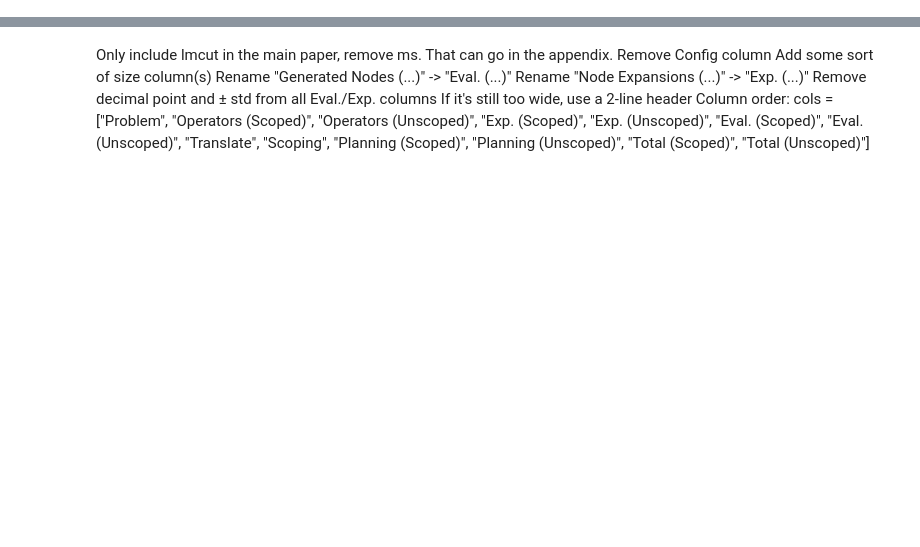
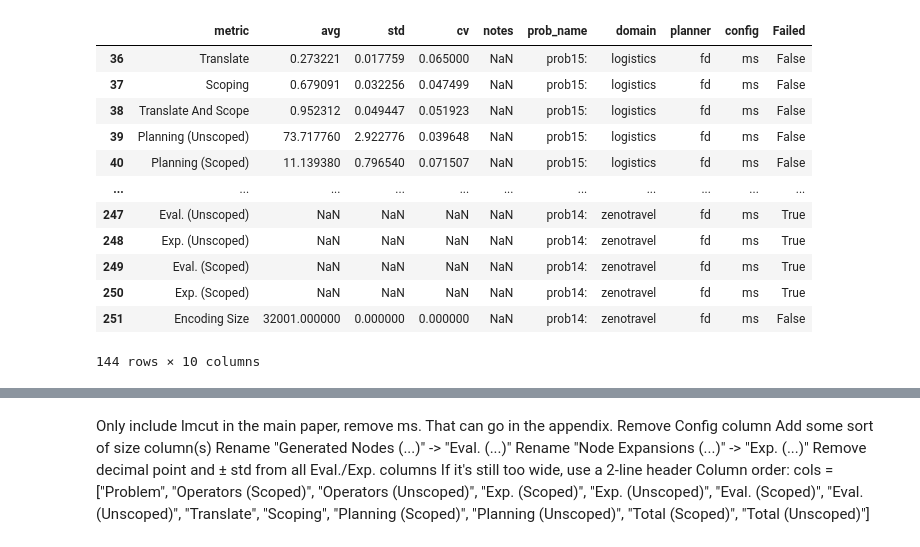
Before and after one commit to h2r/Task-Scoping, a Jupyter notebook: experiments/graph_2023.ipynb, the cells around one changed output, grey strips where cells are left out. Cells and saved outputs as stored; diff of their text form; code cells hidden in the pictures; blank space fills up the shorter version.

```diff
--- a/experiments/graph_2023.ipynb
+++ b/experiments/graph_2023.ipynb
@@ -53,0 +83,18 @@ df_fd
+# %%
+# df = parse_timeouts(df_fd, time_metrics_scoped_and_unscoped)
+df = parse_failure(df_fd, "avg")
+df
+# %% [output]
+|  | metric | avg | std | cv | notes | prob_name | domain | planner | config | Failed |
+| 36 | Translate | 0.273221 | 0.017759 | 0.065000 | NaN | prob15: | logistics | fd | ms | False |
+| 37 | Scoping | 0.679091 | 0.032256 | 0.047499 | NaN | prob15: | logistics | fd | ms | False |
+| 38 | Translate And Scope | 0.952312 | 0.049447 | 0.051923 | NaN | prob15: | logistics | fd | ms | False |
+| 39 | Planning (Unscoped) | 73.717760 | 2.922776 | 0.039648 | NaN | prob15: | logistics | fd | ms | False |
+| 40 | Planning (Scoped) | 11.139380 | 0.796540 | 0.071507 | NaN | prob15: | logistics | fd | ms | False |
+| ... | ... | ... | ... | ... | ... | ... | ... | ... | ... | ... |
+| 247 | Eval. (Unscoped) | NaN | NaN | NaN | NaN | prob14: | zenotravel | fd | ms | True |
+| 248 | Exp. (Unscoped) | NaN | NaN | NaN | NaN | prob14: | zenotravel | fd | ms | True |
+| 249 | Eval. (Scoped) | NaN | NaN | NaN | NaN | prob14: | zenotravel | fd | ms | True |
+| 250 | Exp. (Scoped) | NaN | NaN | NaN | NaN | prob14: | zenotravel | fd | ms | True |
+| 251 | Encoding Size | 32001.000000 | 0.000000 | 0.000000 | NaN | prob14: | zenotravel | fd | ms | False |
+144 rows × 10 columns
```
Also changed, not shown: parts of 10 cells of this notebook, 1 other file.
